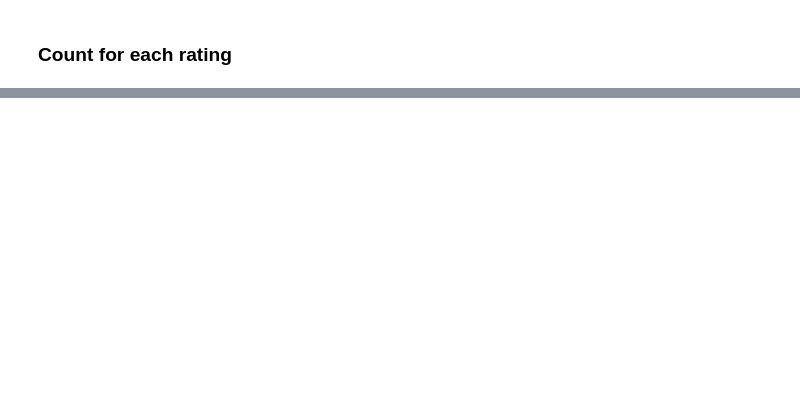
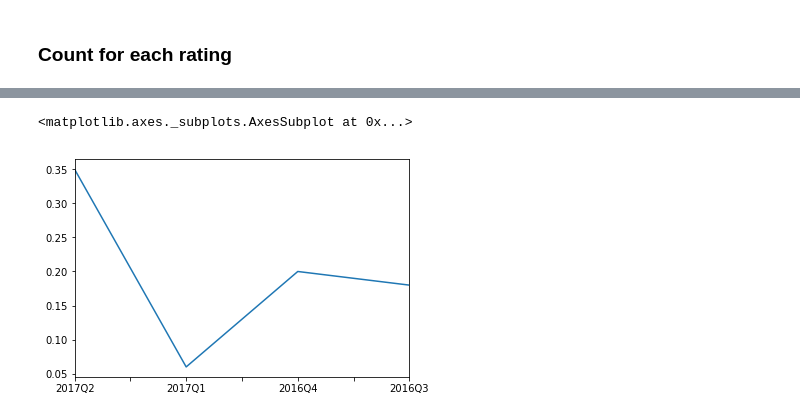
Before and after one commit to ifengc/python-tutorials, a Jupyter notebook: notebooks/05_intro_of_pandas.ipynb, the cells around one changed output, grey strips where cells are left out. Drawn from its saved outputs; the diff is of its cells as text; code cells hidden in the pictures; blank space fills up the shorter version.

```diff
--- a/notebooks/05_intro_of_pandas.ipynb
+++ b/notebooks/05_intro_of_pandas.ipynb
@@ -25,0 +199,9 @@ df
+# %%
+stock_df2 = pd.DataFrame(
+    data=[[0.17, 0.19, 0.21, 0.24, '聯電']],
+    columns=['2017Q2', '2017Q1', '2016Q4', '2016Q3', 'name'],
+    index=['2303']
+)
+# %%
+new_stock_df = pd.concat([stock_df, stock_df2], axis=0)
+new_stock_df
@@ -25,0 +230,3 @@ df
+# %%
+df = new_stock_df.T
+df
@@ -25,0 +241,3 @@ df
+# %%
+df = df.drop(df.index[[-1]])
+df
@@ -69,0 +370,5 @@ ratings.rating.value_counts()
+# %%
+df['2337'].plot()
+# %% [output]
+<matplotlib.axes._subplots.AxesSubplot at 0x...>
+[figure, added]
```
Also changed, not shown: parts of 58 cells of this notebook.
